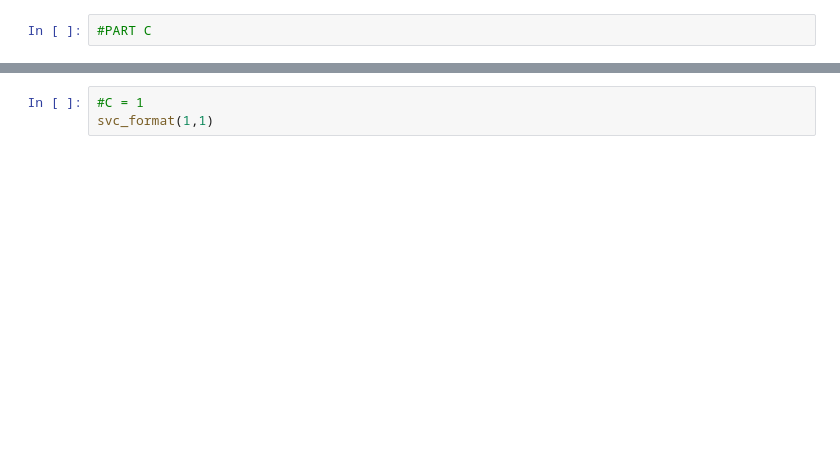
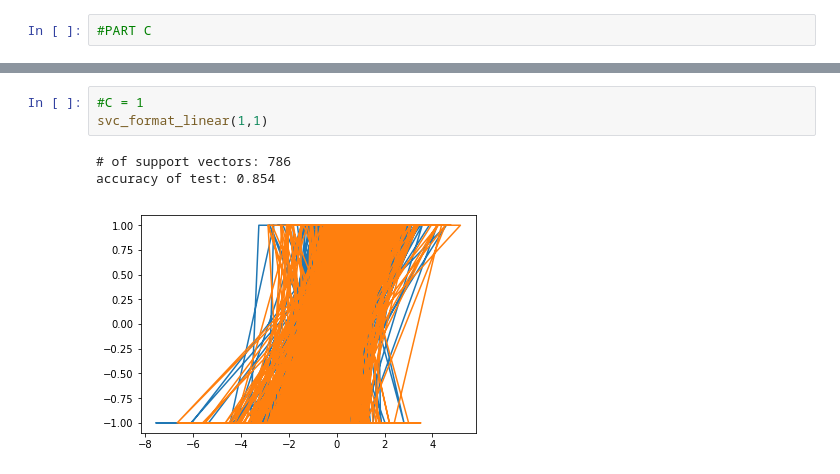
Before and after one commit to npsheth-ucsc/cse142HW3, a Jupyter notebook: SVM.ipynb, the cells around one changed output, grey strips where cells are left out. Cells and saved outputs as stored; diff of their text form; blank space fills up the shorter version.

```diff
--- a/SVM.ipynb
+++ b/SVM.ipynb
@@ -102,5 +192,9 @@ svc_format(0.1,1)
 # %%
 #C = 1
-svc_format(1,1)
+svc_format_linear(1,1)
+# %% [output]
+# of support vectors: 786
+accuracy of test: 0.854
+[figure, added]
 # %%
 #C = 10
```
Also changed, not shown: parts of 26 cells of this notebook.
